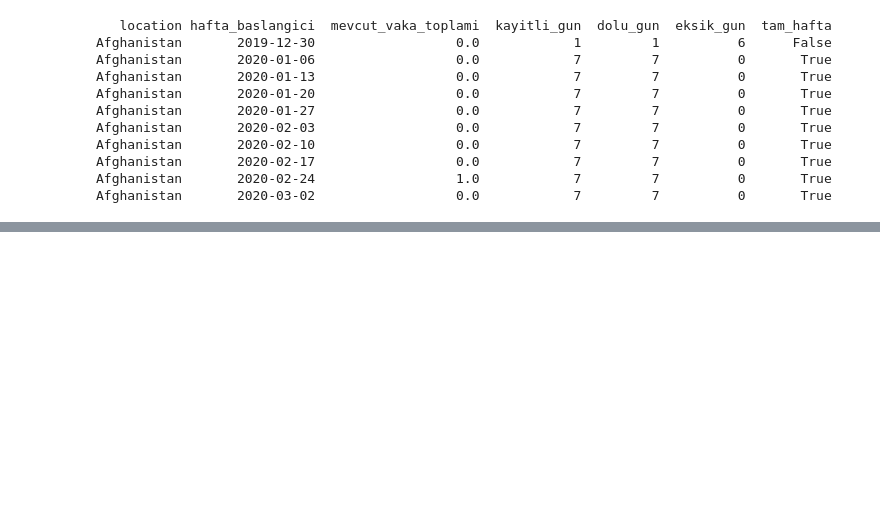
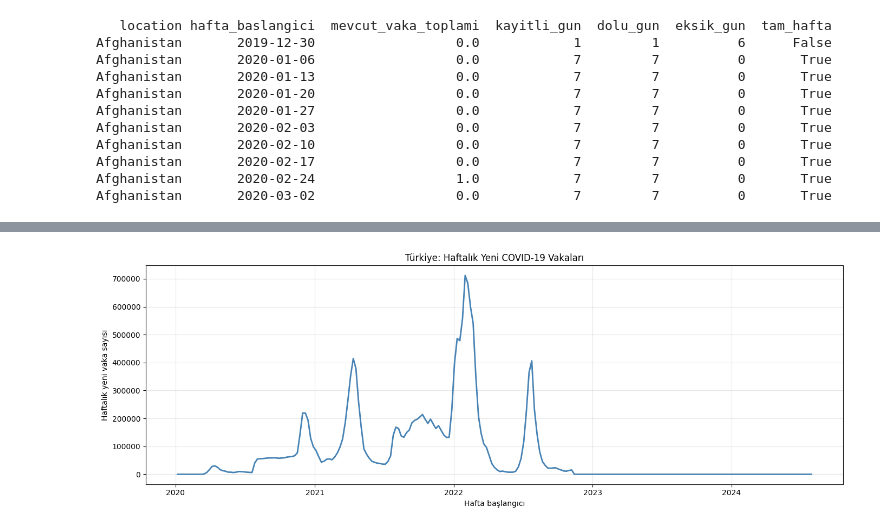
Before and after one commit to nazlican-engineer/CoronaVirusProject, a Jupyter notebook: notebooks/cases_analysis.ipynb, the cells around one changed output, grey strips where cells are left out. Saved outputs shown, nothing was run; the diff lists cells and outputs as text; code cells hidden in the pictures; blank space fills up the shorter version.

Commit message:
vaka analizinin tamamlanması

```diff
--- a/notebooks/cases_analysis.ipynb
+++ b/notebooks/cases_analysis.ipynb
@@ -1227,21 +442,0 @@ Index: []
-# %%
-population_by_location = (
-    df_countries.groupby('location')['population'].first()
-)
-
-weekly_cases['population'] = (
-    weekly_cases['location'].map(population_by_location)
-)
-
-weekly_cases['haftalik_vaka_milyon_basina'] = (
-    weekly_cases['haftalik_yeni_vaka']
-    / weekly_cases['population']
-    * 1_000_000
-)
-
-print(
-    weekly_cases[
-        ['location', 'hafta_baslangici', 'haftalik_yeni_vaka',
-         'population', 'haftalik_vaka_milyon_basina']
-    ].head(10).to_string(index=False)
-)
@@ -1326,0 +781,26 @@ plt.show()
+# %%
+#Türkiye içine vaka eğilimi nasıl değişmiş
+turkey_weekly = (
+    weekly_cases_complete[
+        weekly_cases_complete['location'] == 'Turkey'
+    ]
+    .sort_values('hafta_baslangici')
+)
+
+plt.figure(figsize=(14, 5))#grafiğin genişliği ve yüksekliği
+
+plt.plot(
+    turkey_weekly['hafta_baslangici'],
+    turkey_weekly['mevcut_vaka_toplami'],
+    color='steelblue',#çizginin rengi
+    linewidth=2#çizginin kalınlığı
+)
+
+plt.title('Türkiye: Haftalık Yeni COVID-19 Vakaları')
+plt.xlabel('Hafta başlangıcı')
+plt.ylabel('Haftalık yeni vaka sayısı')
+plt.grid(alpha=0.3)
+plt.tight_layout()
+plt.show()
+# %% [output]
+[figure, added]
```
Also changed, not shown: parts of 58 cells of this notebook.
